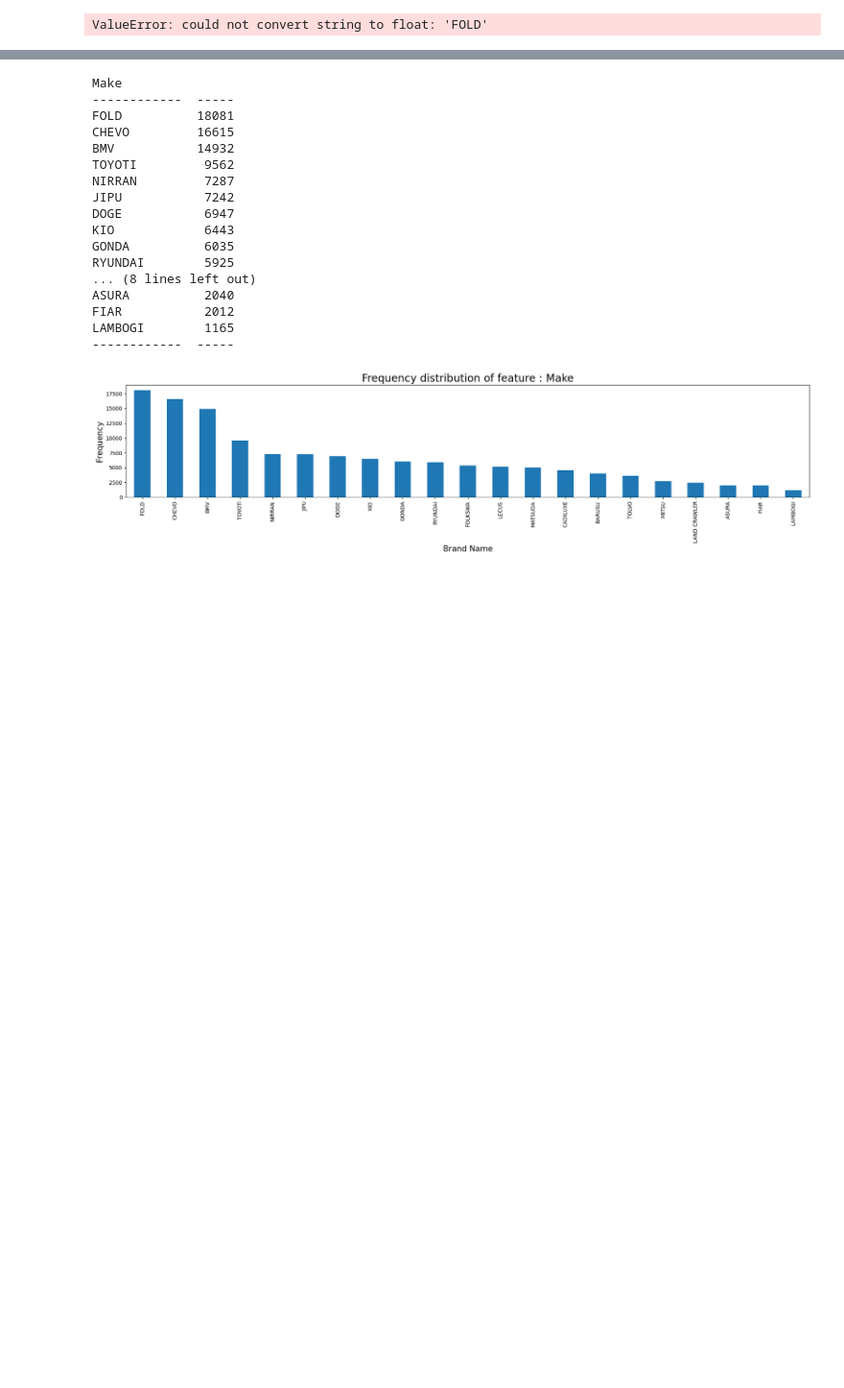
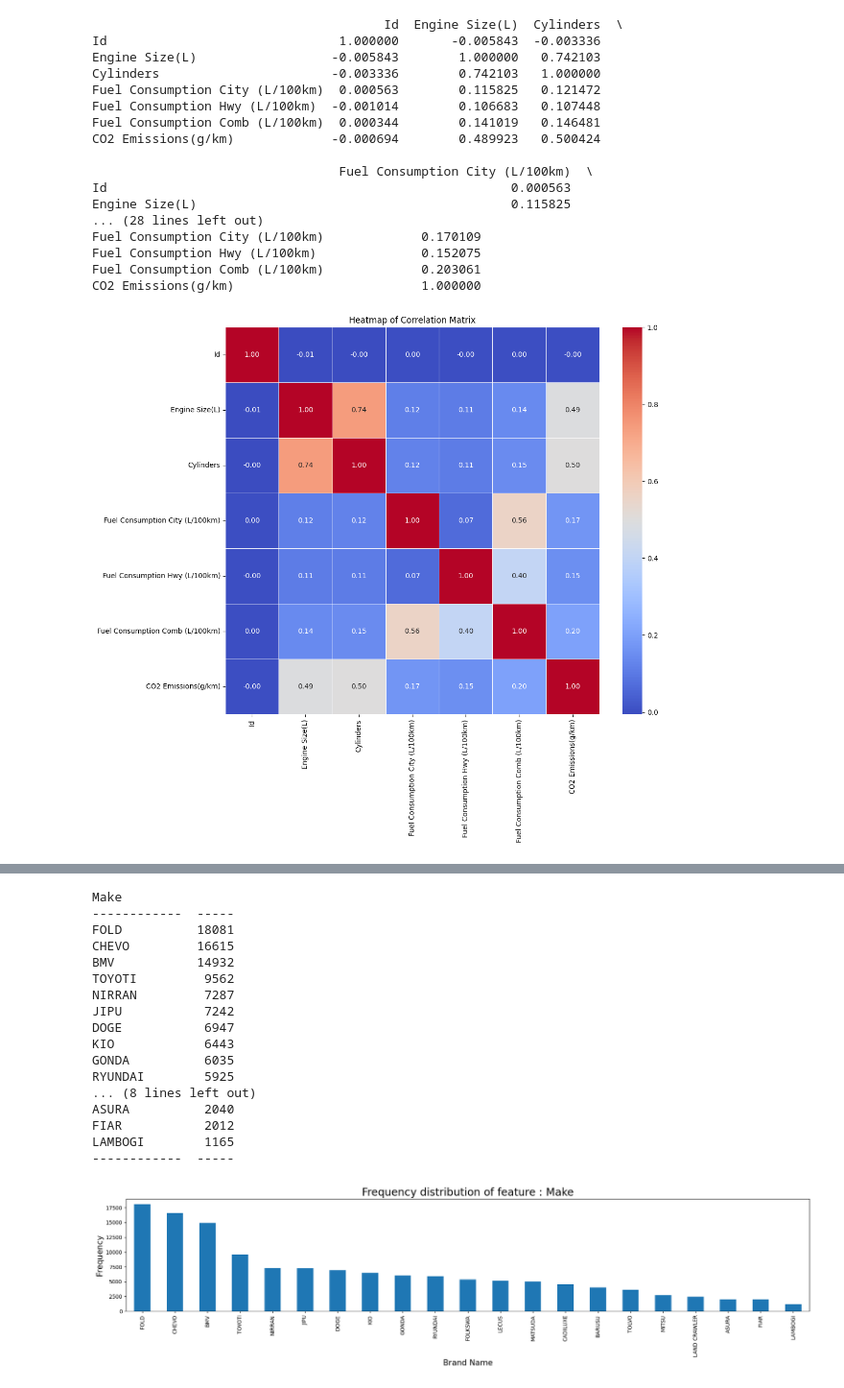
Before and after one commit to kenziehh/data-slayer-2023, a Jupyter notebook: eda.ipynb, the cells around one changed output, grey strips where cells are left out. Shown at 96% size. Saved outputs shown, nothing was run; the diff lists cells and outputs as text; code cells hidden in the pictures; blank space fills up the shorter version.

```diff
--- a/eda.ipynb
+++ b/eda.ipynb
@@ -1,26 +1,42 @@
 # %%
 import pandas as pd
 import seaborn as sns
 import matplotlib.pyplot as plt
 
 df = pd.read_csv('cleaned_train.csv')
 
 columns_to_plot = [
     'Id', 'Make', 'Vehicle Class', 'Engine Size(L)', 'Cylinders',
     'Transmission', 'Fuel Type', 'Fuel Consumption City (L/100km)',
     'Fuel Consumption Hwy (L/100km)', 'Fuel Consumption Comb (L/100km)', 'CO2 Emissions(g/km)'
 ]
 
-# numeric_columns = df[columns_to_plot].select_dtypes(include='number')
+numeric_columns = df[columns_to_plot].select_dtypes(include='number')
 
-# Hitung korelasi antar kolom numerik
-correlation_matrix = df[columns_to_plot].corr()
+correlation_matrix = numeric_columns.corr()
 print(correlation_matrix)
 
 # Plot heatmap
 plt.figure(figsize=(12, 10))
 sns.heatmap(correlation_matrix, annot=True, cmap='coolwarm', fmt=".2f", linewidths=.5)
 plt.title('Heatmap of Correlation Matrix')
 plt.show()
 # %% [output]
-ValueError: could not convert string to float: 'FOLD'
+                                       Id  Engine Size(L)  Cylinders  \
+Id                               1.000000       -0.005843  -0.003336
+Engine Size(L)                  -0.005843        1.000000   0.742103
+Cylinders                       -0.003336        0.742103   1.000000
+Fuel Consumption City (L/100km)  0.000563        0.115825   0.121472
+Fuel Consumption Hwy (L/100km)  -0.001014        0.106683   0.107448
+Fuel Consumption Comb (L/100km)  0.000344        0.141019   0.146481
+CO2 Emissions(g/km)             -0.000694        0.489923   0.500424
+
+                                 Fuel Consumption City (L/100km)  \
+Id                                                      0.000563
+Engine Size(L)                                          0.115825
+... (28 lines left out)
+Fuel Consumption City (L/100km)             0.170109
+Fuel Consumption Hwy (L/100km)              0.152075
+Fuel Consumption Comb (L/100km)             0.203061
+CO2 Emissions(g/km)                         1.000000
+[figure, added]
```
Also changed, not shown: parts of 2 cells of this notebook, 4 other files.
